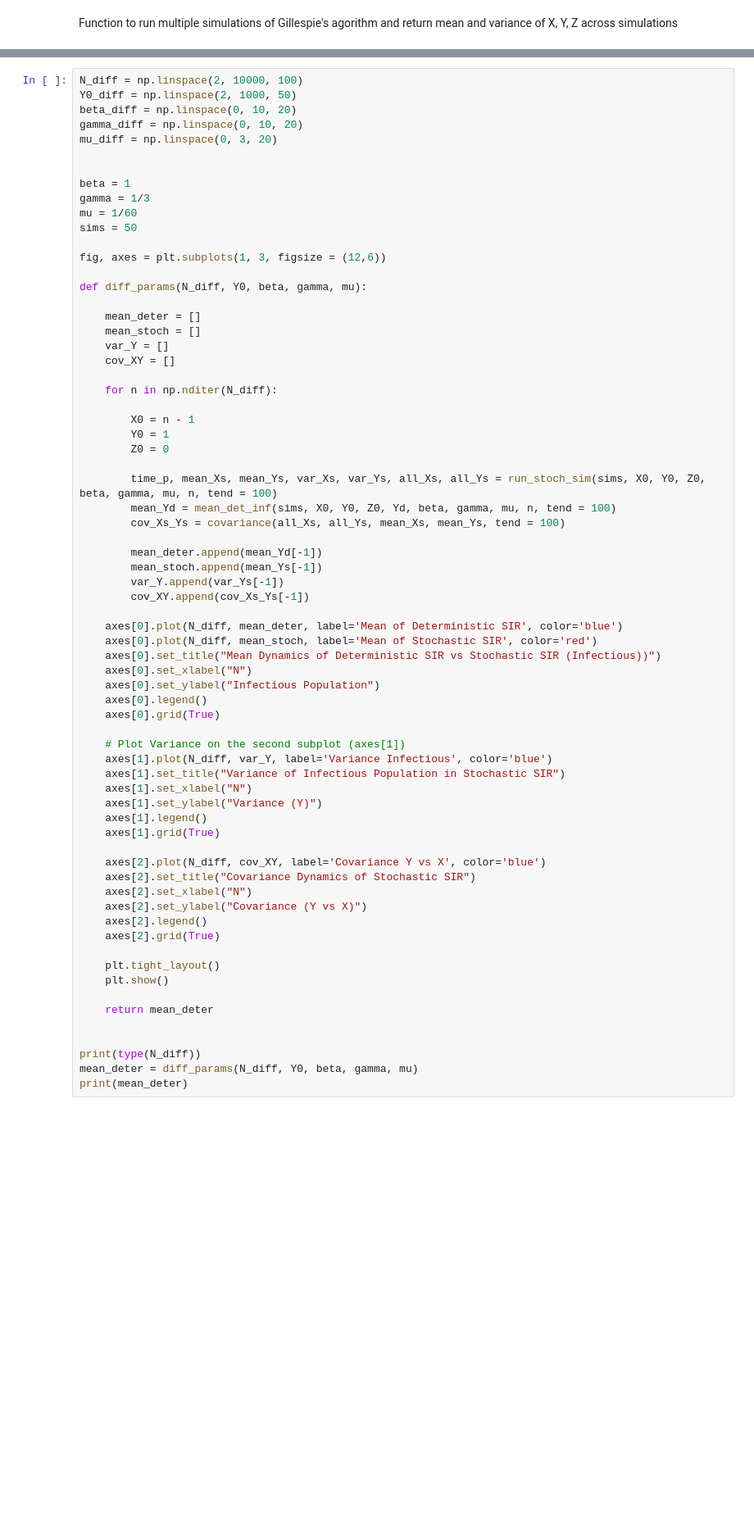
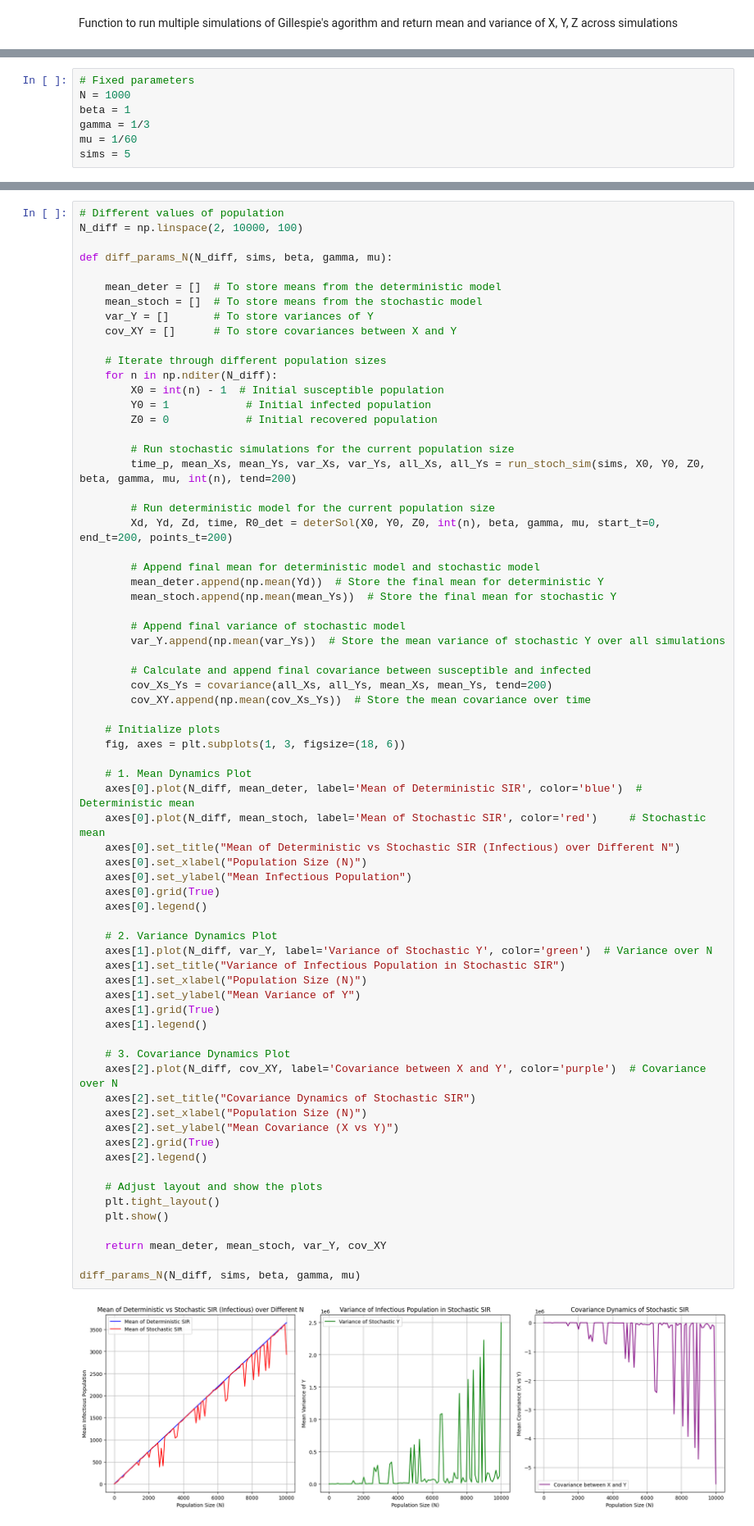
Before and after one commit to zoeazra/CLS-Ass-2, a Jupyter notebook: assignment 2.ipynb, the cells around one changed output, grey strips where cells are left out. Shown at 82% size. Cells and saved outputs as stored; diff of their text form; blank space fills up the shorter version.

```diff
--- a/assignment 2.ipynb
+++ b/assignment 2.ipynb
@@ -370,0 +312,7 @@ Final variance of Infected: 2356.2539246068145
+# %%
+# Fixed parameters
+N = 1000
+beta = 1
+gamma = 1/3
+mu = 1/60
+sims = 5
@@ -371,70 +321,71 @@ Final variance of Infected: 2356.2539246068145
 # %%
+# Different values of population
 N_diff = np.linspace(2, 10000, 100)
-Y0_diff = np.linspace(2, 1000, 50)
-beta_diff = np.linspace(0, 10, 20)
-gamma_diff = np.linspace(0, 10, 20)
-mu_diff = np.linspace(0, 3, 20)
 
+def diff_params_N(N_diff, sims, beta, gamma, mu):
 
-beta = 1
-gamma = 1/3
-mu = 1/60
-sims = 50
+    mean_deter = []  # To store means from the deterministic model
+    mean_stoch = []  # To store means from the stochastic model
+    var_Y = []       # To store variances of Y
+    cov_XY = []      # To store covariances between X and Y
 
-fig, axes = plt.subplots(1, 3, figsize = (12,6))
+    # Iterate through different population sizes
+    for n in np.nditer(N_diff):
+        X0 = int(n) - 1  # Initial susceptible population
+        Y0 = 1            # Initial infected population
+        Z0 = 0            # Initial recovered population
 
-def diff_params(N_diff, Y0, beta, gamma, mu):
+        # Run stochastic simulations for the current population size
+        time_p, mean_Xs, mean_Ys, var_Xs, var_Ys, all_Xs, all_Ys = run_stoch_sim(sims, X0, Y0, Z0, beta, gamma, mu, int(n), tend=200)
 
-    mean_deter = []
-    mean_stoch = []
-    var_Y = []
-    cov_XY = []
+        # Run deterministic model for the current population size
+        Xd, Yd, Zd, time, R0_det = deterSol(X0, Y0, Z0, int(n), beta, gamma, mu, start_t=0, end_t=200, points_t=200)
 
-    for n in np.nditer(N_diff):
+        # Append final mean for deterministic model and stochastic model
+        mean_deter.append(np.mean(Yd))  # Store the final mean for deterministic Y
+        mean_stoch.append(np.mean(mean_Ys))  # Store the final mean for stochastic Y
 
-        X0 = n - 1
-        Y0 = 1
-        Z0 = 0
+        # Append final variance of stochastic model
+        var_Y.append(np.mean(var_Ys))  # Store the mean variance of stochastic Y over all simulations
 
-        time_p, mean_Xs, mean_Ys, var_Xs, var_Ys, all_Xs, all_Ys = run_stoch_sim(sims, X0, Y0, Z0, beta, gamma, mu, n, tend = 100)
-        mean_Yd = mean_det_inf(sims, X0, Y0, Z0, Yd, beta, gamma, mu, n, tend = 100)
-        cov_Xs_Ys = covariance(all_Xs, all_Ys, mean_Xs, mean_Ys, tend = 100)
+        # Calculate and append final covariance between susceptible and infected
+        cov_Xs_Ys = covariance(all_Xs, all_Ys, mean_Xs, mean_Ys, tend=200)
+        cov_XY.append(np.mean(cov_Xs_Ys))  # Store the mean covariance over time
 
-        mean_deter.append(mean_Yd[-1])
-        mean_stoch.append(mean_Ys[-1])
-        var_Y.append(var_Ys[-1])
-        cov_XY.append(cov_Xs_Ys[-1])
+    # Initialize plots
+    fig, axes = plt.subplots(1, 3, figsize=(18, 6))
 
-    axes[0].plot(N_diff, mean_deter, label='Mean of Deterministic SIR', color='blue')
-    axes[0].plot(N_diff, mean_stoch, label='Mean of Stochastic SIR', color='red')
-    axes[0].set_title("Mean Dynamics of Deterministic SIR vs Stochastic SIR (Infectious))")
-    axes[0].set_xlabel("N")
-    axes[0].set_ylabel("Infectious Population")
+    # 1. Mean Dynamics Plot
+    axes[0].plot(N_diff, mean_deter, label='Mean of Deterministic SIR', color='blue')  # Deterministic mean
+    axes[0].plot(N_diff, mean_stoch, label='Mean of Stochastic SIR', color='red')     # Stochastic mean
+    axes[0].set_title("Mean of Deterministic vs Stochastic SIR (Infectious) over Different N")
+    axes[0].set_xlabel("Population Size (N)")
+    axes[0].set_ylabel("Mean Infectious Population")
+    axes[0].grid(True)
     axes[0].legend()
-    axes[0].grid(True)
 
-    # Plot Variance on the second subplot (axes[1])
-    axes[1].plot(N_diff, var_Y, label='Variance Infectious', color='blue')
+    # 2. Variance Dynamics Plot
+    axes[1].plot(N_diff, var_Y, label='Variance of Stochastic Y', color='green')  # Variance over N
     axes[1].set_title("Variance of Infectious Population in Stochastic SIR")
-    axes[1].set_xlabel("N")
-    axes[1].set_ylabel("Variance (Y)")
+    axes[1].set_xlabel("Population Size (N)")
+    axes[1].set_ylabel("Mean Variance of Y")
+    axes[1].grid(True)
     axes[1].legend()
-    axes[1].grid(True)
 
-    axes[2].plot(N_diff, cov_XY, label='Covariance Y vs X', color='blue')
+    # 3. Covariance Dynamics Plot
+    axes[2].plot(N_diff, cov_XY, label='Covariance between X and Y', color='purple')  # Covariance over N
     axes[2].set_title("Covariance Dynamics of Stochastic SIR")
-    axes[2].set_xlabel("N")
-    axes[2].set_ylabel("Covariance (Y vs X)")
+    axes[2].set_xlabel("Population Size (N)")
+    axes[2].set_ylabel("Mean Covariance (X vs Y)")
+    axes[2].grid(True)
     axes[2].legend()
-    axes[2].grid(True)
 
+    # Adjust layout and show the plots
     plt.tight_layout()
     plt.show()
 
-    return mean_deter
+    return mean_deter, mean_stoch, var_Y, cov_XY
 
-
-print(type(N_diff))
-mean_deter = diff_params(N_diff, Y0, beta, gamma, mu)
-print(mean_deter)
+diff_params_N(N_diff, sims, beta, gamma, mu)
 # %% [output]
+[figure, new version]
```
Also changed, not shown: parts of 21 cells of this notebook.
